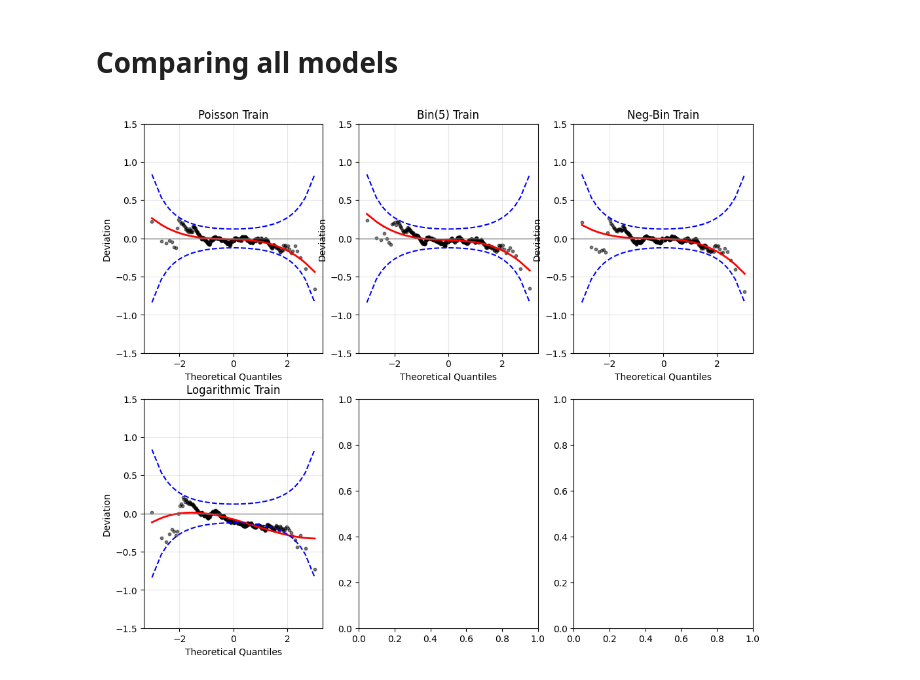
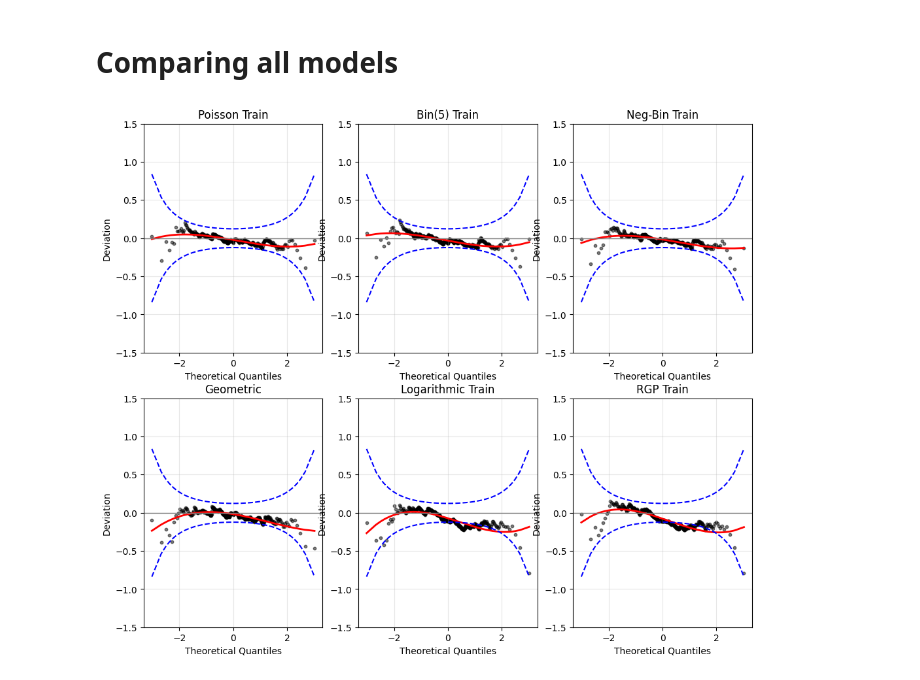
Before and after one commit to nhilariosilva/gndr_mpscr, a Jupyter notebook: Simple Simulation.ipynb, the cells around one changed output. Drawn from its saved outputs; the diff is of its cells as text; code cells hidden in the pictures.

```diff
--- a/Simple Simulation.ipynb
+++ b/Simple Simulation.ipynb
@@ -282,7 +424,8 @@ To do that, we incorporate the entire analysis from above into a single function
 def fit_model(dist,
               x_train, y_train, delta_train,
               x_test, y_test, delta_test,
-              fixed_q = 0.0):
+              fixed_q = 0.0,
+              finetune = True):
     '''
         Receives the name of a particular subfamily inside the two-parameter MPS family, fit the associated model
         and return all relevant results for this study.
@@ -295,8 +438,12 @@ def fit_model(dist,
         model_spec = mpscr.MPSBinomial(fixed_q)
     elif(dist == "negbin"):
         model_spec = mpscr.MPSNegBinomial()
+    elif(dist == "geometric"):
+        model_spec = mpscr.MPSNegBinomial(1.0)
     elif(dist == "log" or dist == "logarithmic"):
         model_spec = mpscr.MPSLogarithmic()
+    elif(dist == "rgp"):
+        model_spec = mpscr.MPSRGP()
     else:
         raise Exception("Please, provide a valid subfamily name.")
 
@@ -318,7 +465,7 @@ def fit_model(dist,
                                   reduce_lr = True, reduce_lr_warmup = 0,
                                   reduce_lr_factor = 0.5, reduce_lr_min_delta = 1.0e-3, reduce_lr_patience = 25,
                                   reduce_lr_cooldown = 10, reduce_lr_min_lr = 1.0e-5,
-                                  fine_tune = True,
+                                  fine_tune = finetune,
                                   finetune_early_stopping = True, finetune_early_stopping_patience = 50,
                                   finetune_early_stopping_warmup = 10, finetune_early_stopping_min_delta = 1.0e-2,
                                   finetune_reduce_lr = True, finetune_reduce_lr_warmup = 0,
@@ -392,0 +542,4 @@ Optimization finished in 4.356 seconds.
+# %%
+geometric_model, results_cure_geometric = fit_model("geometric", x_train, y_train, delta_train, x_test, y_test, delta_test, fixed_q = 5)
+results_cure_geometric["resid_train"] = utils.compute_randomized_residuals_censoring(results_cure_geometric["S_train"], delta_train)
+results_cure_geometric["resid_test"] = utils.compute_randomized_residuals_censoring(results_cure_geometric["S_test"], delta_test)
@@ -395,5 +582,5 @@ Optimization finished in 4.356 seconds.
 # %%
-log_model, results_cure_log = fit_model("log", x_train, y_train, delta_train, x_test, y_test, delta_test, fixed_q = 5)
+log_model, results_cure_log = fit_model("log", x_train, y_train, delta_train, x_test, y_test, delta_test, fixed_q = 5, finetune = False)
 results_cure_log["resid_train"] = utils.compute_randomized_residuals_censoring(results_cure_log["S_train"], delta_train)
 results_cure_log["resid_test"] = utils.compute_randomized_residuals_censoring(results_cure_log["S_test"], delta_test)
 # %% [output]
@@ -413,0 +597,4 @@ Optimization finished in 7.697 seconds.
+# %%
+rgp_model, results_cure_rgp = fit_model("rgp", x_train, y_train, delta_train, x_test, y_test, delta_test, fixed_q = 5)
+results_cure_rgp["resid_train"] = utils.compute_randomized_residuals_censoring(results_cure_rgp["S_train"], delta_train)
+results_cure_rgp["resid_test"] = utils.compute_randomized_residuals_censoring(results_cure_rgp["S_test"], delta_test)
@@ -416,17 +618,21 @@ Optimization finished in 7.697 seconds.
 # %%
 fig, ax = plt.subplots(nrows = 2, ncols = 3, figsize = (12,10))
 
 utils.plot_worm( results_cure_poisson["resid_train"], ax = ax[0,0] )
 ax[0,0].set_title("Poisson Train")
 utils.plot_worm( results_cure_bin5["resid_train"], ax = ax[0,1] )
 ax[0,1].set_title("Bin(5) Train")
 utils.plot_worm( results_cure_nb["resid_train"], ax = ax[0,2] )
 ax[0,2].set_title("Neg-Bin Train")
-utils.plot_worm( results_cure_log["resid_train"], ax = ax[1,0] )
-ax[1,0].set_title("Logarithmic Train")
+utils.plot_worm( results_cure_geometric["resid_train"], ax = ax[1,0] )
+ax[1,0].set_title("Geometric")
+utils.plot_worm( results_cure_log["resid_train"], ax = ax[1,1] )
+ax[1,1].set_title("Logarithmic Train")
+utils.plot_worm( results_cure_rgp["resid_train"], ax = ax[1,2] )
+ax[1,2].set_title("RGP Train")
 plt.show()
 # %% [output]
-[figure, old version]
+[figure, new version]
 # %%
 from scipy.stats import anderson
 # %%
```
Also changed, not shown: parts of 28 cells of this notebook, 2 other files.
